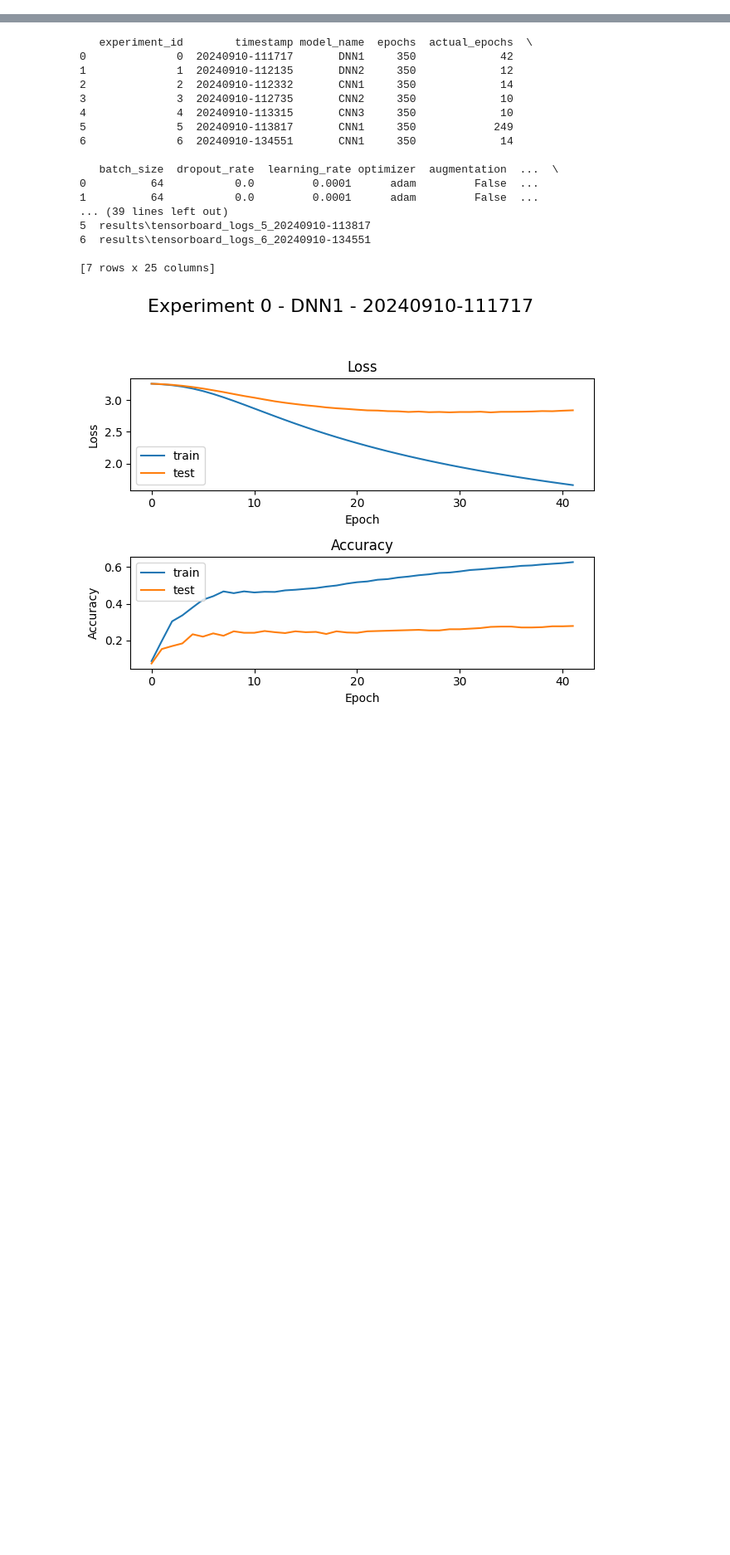
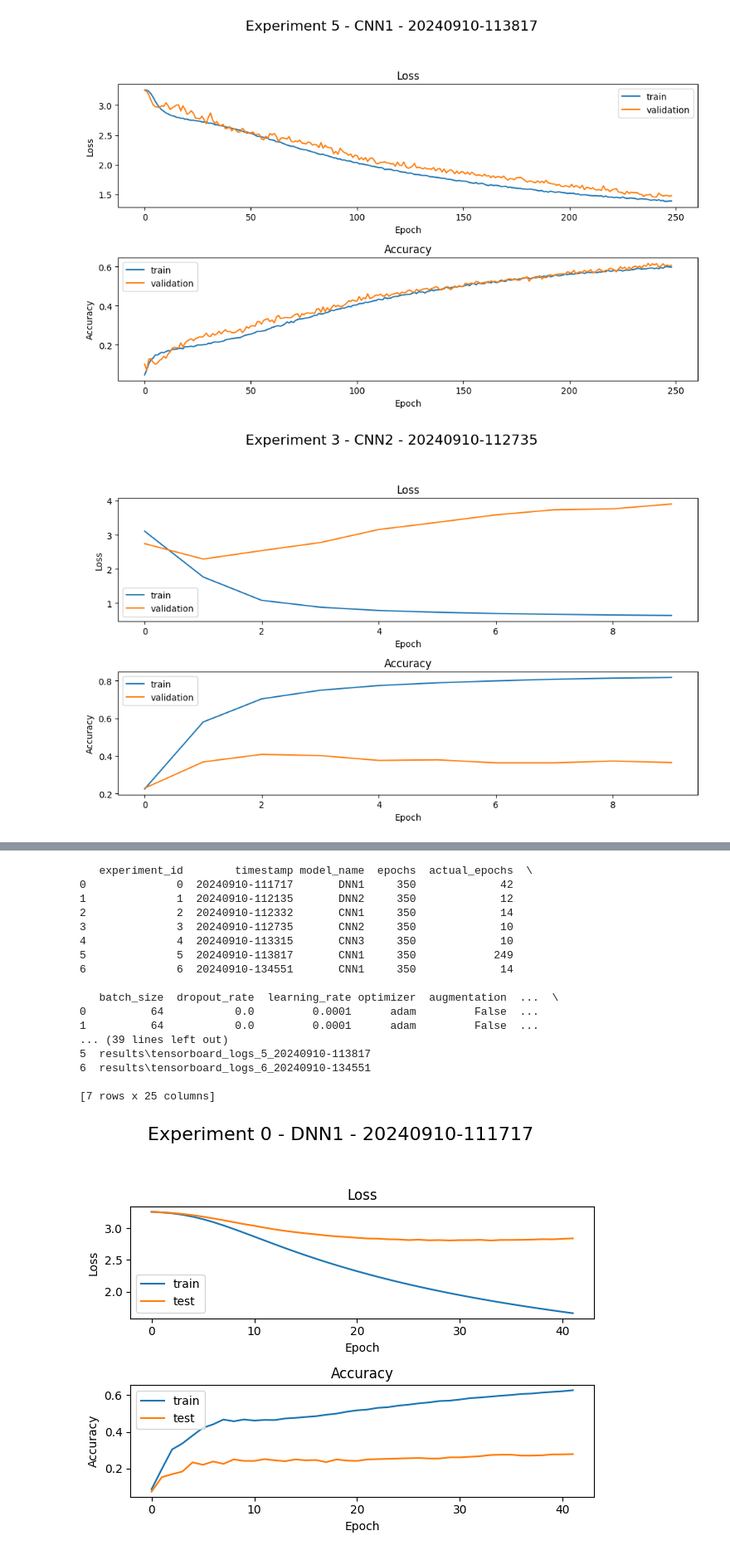
Before and after one commit to zuzann18/Masther-Thesis-OCR-and-Neural-Network, a Jupyter notebook: visualise_results.ipynb, the cells around one changed output, grey strips where cells are left out. Shown at 83% size. Cells and saved outputs as stored; diff of their text form; code cells hidden in the pictures; blank space fills up the shorter version.

Commit message:
added 10 best reuslts

```diff
--- a/visualise_results.ipynb
+++ b/visualise_results.ipynb
@@ -0,0 +10,36 @@
+# %%
+
+# Sort by best validation accuracy and take the top 10
+top_10_runs = runs_history.sort_values(by="best_val_accuracy", ascending=False).head(10)
+
+# Plotting the top 10 experiments
+for index, row in top_10_runs.iterrows():
+    history = pd.read_csv(row['history_csv_file'])
+
+    fig, axs = plt.subplots(2, figsize=(10, 6))
+
+    # Suptitle with Experiment Info
+    fig.suptitle(f"Experiment {row['experiment_id']} - {row['model_name']} - {row['timestamp']}", fontsize=16, y=1.05)
+
+    # Plot Loss
+    axs[0].plot(history['loss'], label='train')
+    axs[0].plot(history['val_loss'], label='validation')
+    axs[0].set_title('Loss')
+    axs[0].set_xlabel('Epoch')
+    axs[0].set_ylabel('Loss')
+    axs[0].legend()
+
+    # Plot Accuracy
+    axs[1].plot(history['accuracy'], label='train')
+    axs[1].plot(history['val_accuracy'], label='validation')
+    axs[1].set_title('Accuracy')
+    axs[1].set_xlabel('Epoch')
+    axs[1].set_ylabel('Accuracy')
+    axs[1].legend()
+
+    # Adjust layout
+    plt.tight_layout()
+    plt.show()
+# %% [output]
+[figure, added]
+[figure, added]
```
Also changed, not shown: parts of 3 cells of this notebook.
